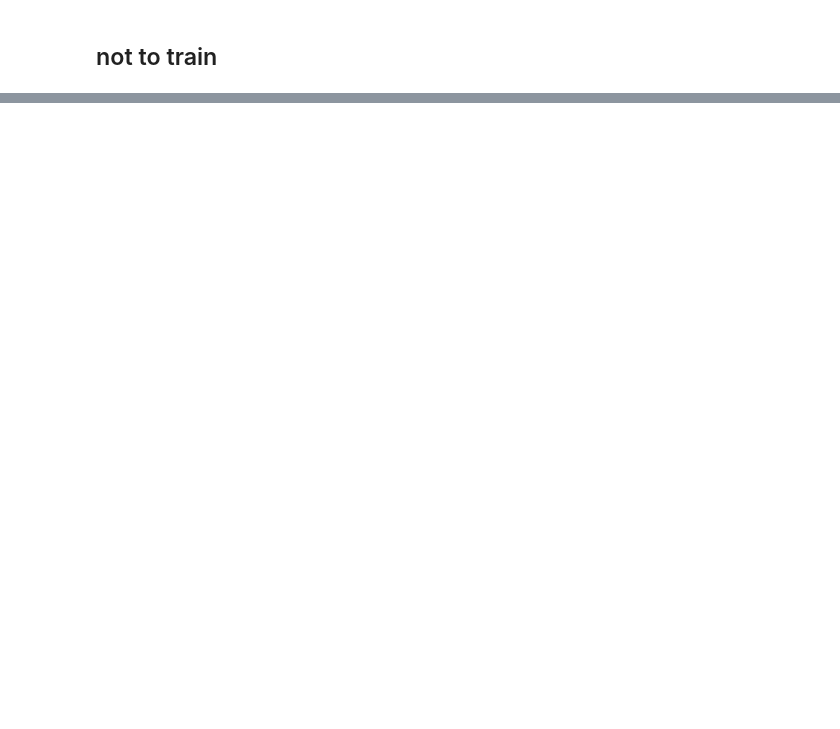
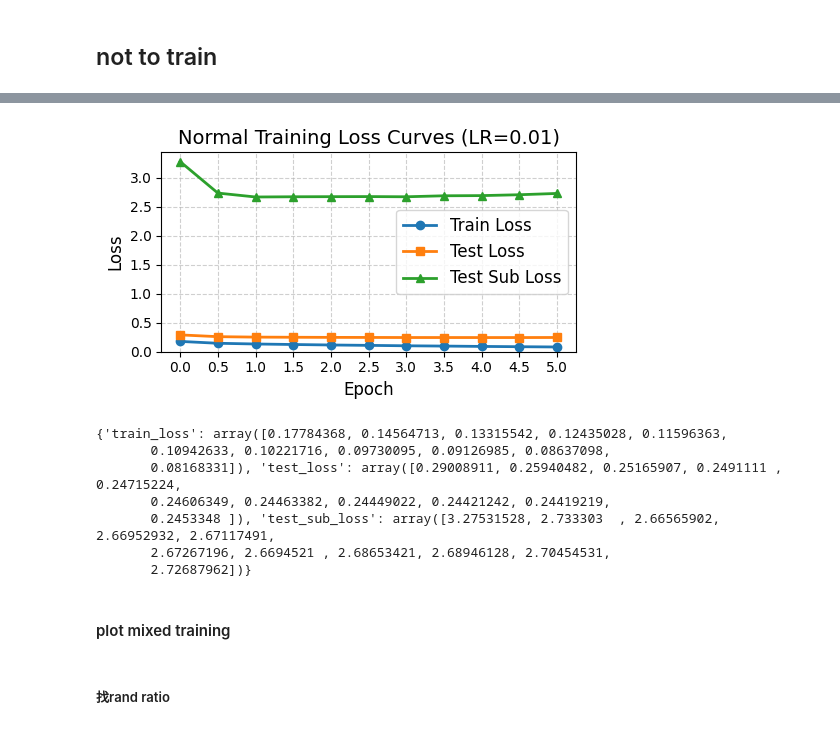
Before and after one commit to ucantseeit/generalization, a Jupyter notebook: ntk_result/trials/continueTrain.ipynb, the cells around one changed output, grey strips where cells are left out. Saved outputs shown, nothing was run; the diff lists cells and outputs as text; code cells hidden in the pictures; blank space fills up the shorter version.

```diff
--- a/ntk_result/trials/continueTrain.ipynb
+++ b/ntk_result/trials/continueTrain.ipynb
@@ -841,0 +813,14 @@ get_batch_myentk_fn(new_model, )
+# %%
+data = np.load("filtered_cls30_indices_arrs.npz", allow_pickle=True)
+filtered_cls30_indices_arrs = [data[f"arr_{i}"] for i in range(len(data.files))]
+
+num_poison = 20
+not_train_indices = np.array([], dtype=int)
+for test_indices in filtered_cls30_indices_arrs:
+	tar_idx = test_indices[find_closest_samples(X_pca[cls30_labels == i], cls30_centers[i])]
+	ref_input, ref_label = test_ds[tar_idx]
+	fn = get_batch_myentk_fn(model100, ref_input, ref_label)
+	topk = find_topk_samples(train_ds, fn, k=num_poison, batch_size=256, reverse=True)
+	new_not_train_indices = list(zip(*topk))[1]
+	print(new_not_train_indices)
+	not_train_indices = np.union1d(not_train_indices, new_not_train_indices)
@@ -841,0 +1226,13 @@ get_batch_myentk_fn(new_model, )
+# %%
+# 1. 构造多 epoch 训练函数
+multi_train_fn = make_cont_train_curve_fn(
+	model=model100,
+	train_sub_ds=train_ds,
+	lr=0.01,
+)
+
+# 2. 分析多次运行
+results_dict = analyze_multi_stage_runs(
+	target_func=multi_train_fn,
+	repeat_num=10
+)
@@ -841,0 +1350,14 @@ get_batch_myentk_fn(new_model, )
+# %%
+plot_training_losses(results_dict, title="Normal Training Loss Curves (LR=0.01)")
+print(results_dict)
+# %% [output]
+[figure, added]
+{'train_loss': array([0.17784368, 0.14564713, 0.13315542, 0.12435028, 0.11596363,
+       0.10942633, 0.10221716, 0.09730095, 0.09126985, 0.08637098,
+       0.08168331]), 'test_loss': array([0.29008911, 0.25940482, 0.25165907, 0.2491111 , 0.24715224,
+       0.24606349, 0.24463382, 0.24449022, 0.24421242, 0.24419219,
+       0.2453348 ]), 'test_sub_loss': array([3.27531528, 2.733303  , 2.66565902, 2.66952932, 2.67117491,
+       2.67267196, 2.6694521 , 2.68653421, 2.68946128, 2.70454531,
+       2.72687962])}
+# %% [markdown]
+#### plot mixed training
@@ -841,0 +1394,2 @@ get_batch_myentk_fn(new_model, )
+# %% [markdown]
+##### 找rand ratio
```
Also changed, not shown: parts of 92 cells of this notebook, 5 other files.
